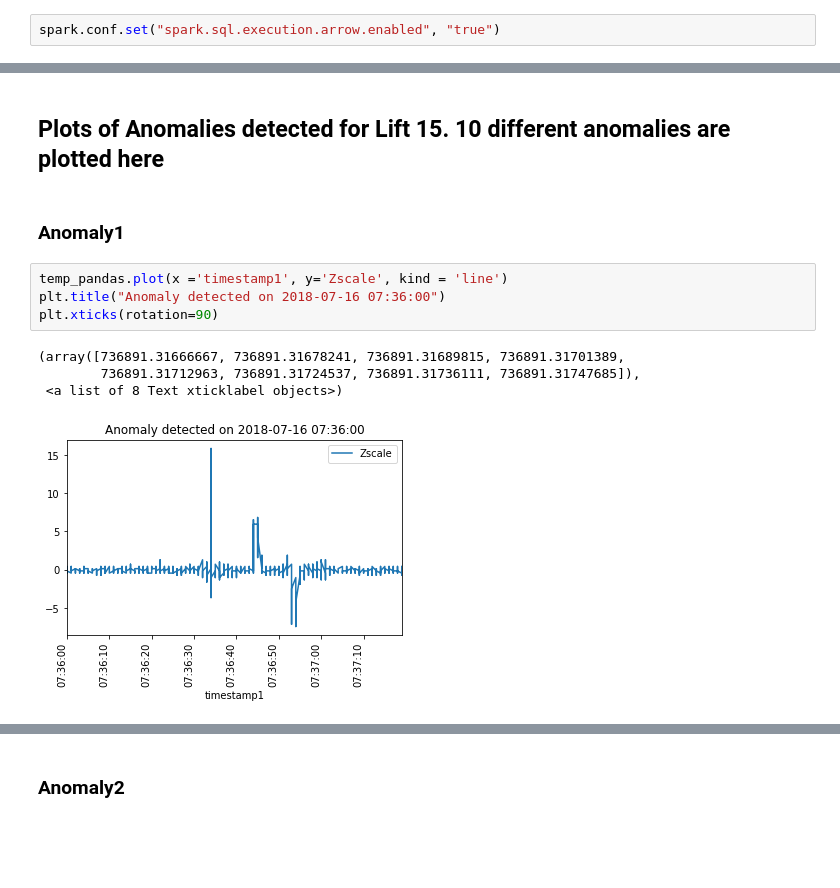
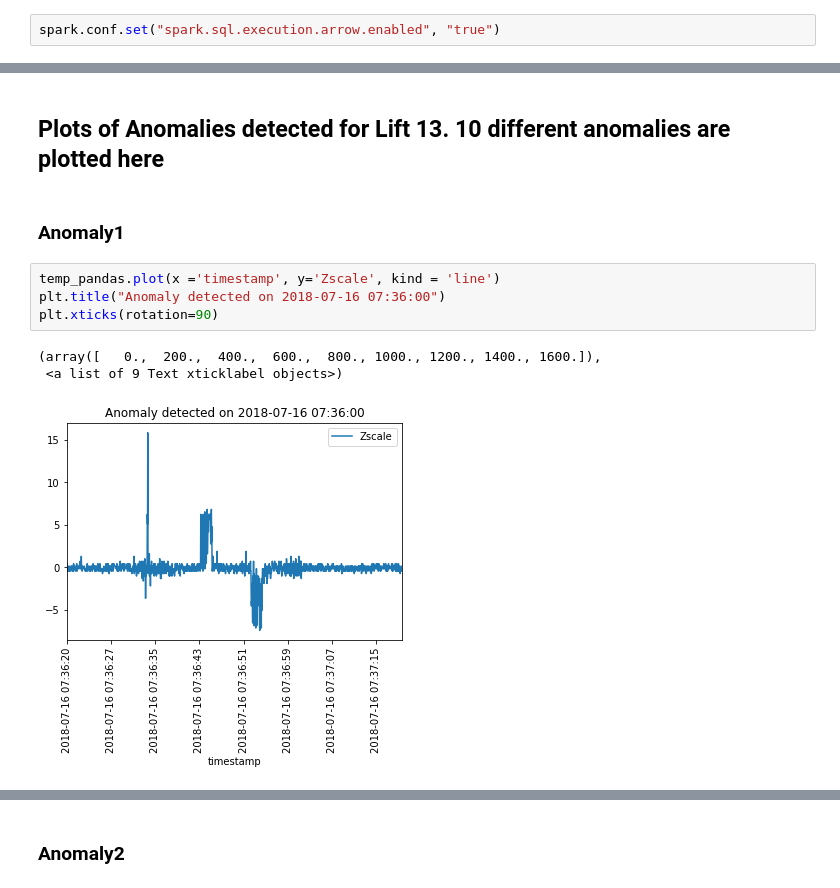
Before and after one commit to Ria-Thomas/DeviationFinder, a Jupyter notebook: EDA/EDA-Lift13.ipynb, the cells around one changed output, grey strips where cells are left out. Saved outputs shown, nothing was run; the diff lists cells and outputs as text; blank space fills up the shorter version.

Commit message:
EDA-Lift13.ipynb V0.4

```diff
--- a/EDA/EDA-Lift13.ipynb
+++ b/EDA/EDA-Lift13.ipynb
@@ -202,16 +205,15 @@ Wall time: 1.97 s
 # %% [markdown]
-## Plots of Anomalies detected for Lift 15. 10 different anomalies are plotted here
+## Plots of Anomalies detected for Lift 13. 10 different anomalies are plotted here
 # %% [markdown]
 ### Anomaly1
 # %%
-temp_pandas.plot(x ='timestamp1', y='Zscale', kind = 'line')
+temp_pandas.plot(x ='timestamp', y='Zscale', kind = 'line')
 plt.title("Anomaly detected on 2018-07-16 07:36:00")
 plt.xticks(rotation=90)
 # %% [output]
-(array([736891.31666667, 736891.31678241, 736891.31689815, 736891.31701389,
-        736891.31712963, 736891.31724537, 736891.31736111, 736891.31747685]),
- <a list of 8 Text xticklabel objects>)
+(array([   0.,  200.,  400.,  600.,  800., 1000., 1200., 1400., 1600.]),
+ <a list of 9 Text xticklabel objects>)
-[figure, old version]
+[figure, new version]
 # %%
 # This is the plot for window size 3
 
```
Also changed, not shown: parts of 35 cells of this notebook.
